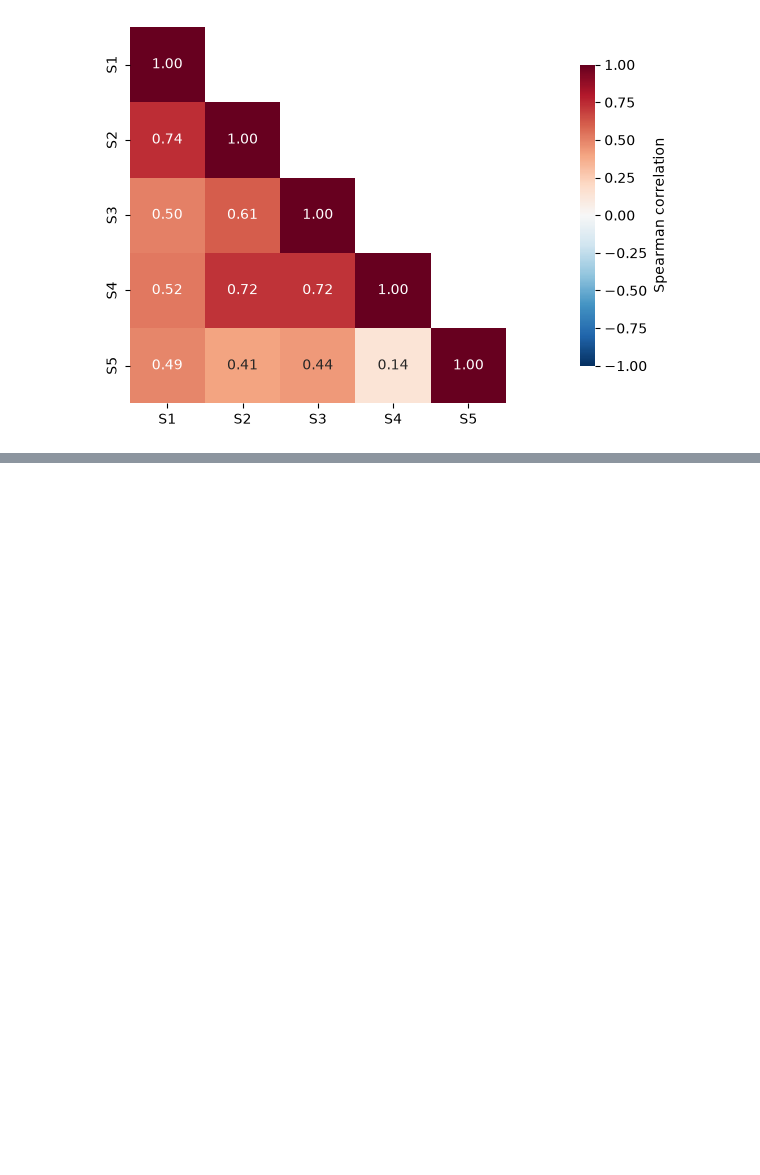
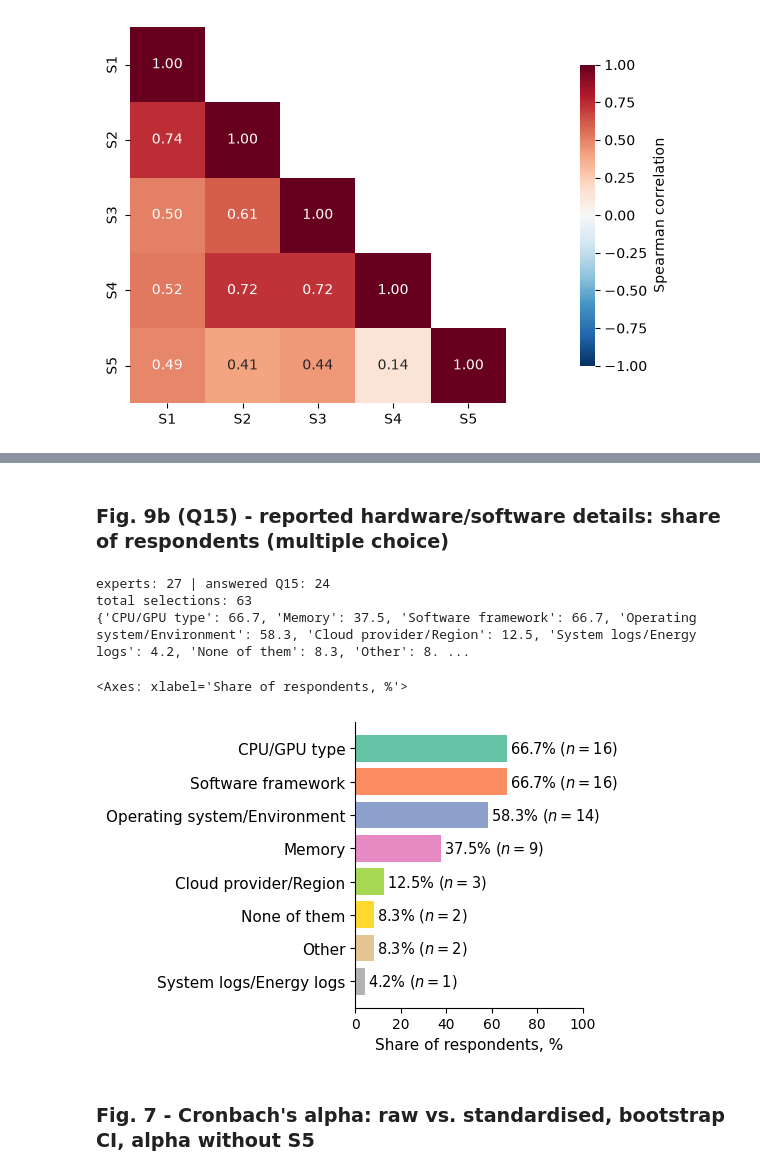
Before and after one commit to Ellariel/fairs-pilot-validation, a Jupyter notebook: analysis_revision.ipynb, the cells around one changed output, grey strips where cells are left out. Drawn from its saved outputs; the diff is of its cells as text; code cells hidden in the pictures; blank space fills up the shorter version.

```diff
--- a/analysis_with_distributions.ipynb
+++ b/analysis_revision.ipynb
@@ -1054,0 +1100,27 @@ Cronbach alpha = 0.89
+# %% [markdown]
+### Fig. 9b (Q15) - reported hardware/software details: share of respondents (multiple choice)
+# %%
+pref = 'Which hardware/software details do you usually report in any of your research (if any)? ['
+names = {'CPU / GPU type': 'CPU/GPU type', 'Memory': 'Memory', 'Software framework': 'Software framework',
+         'Operating System / Environment': 'Operating system/Environment', 'Cloud provider / Region': 'Cloud provider/Region',
+         'System logs / Energy logs': 'System logs/Energy logs', 'None of them': 'None of them', 'Other': 'Other'}
+d = cleaned_data[cleaned_data['Selected_expert'] == 1]
+cols = [pref + k + ']' for k in names]
+answered = d[cols].notna().any(axis=1)       # respondents who answered Q15 at all
+print('experts:', len(d), '| answered Q15:', answered.sum())
+sel = {}
+for k, v in names.items():
+    col = d[pref + k + ']']
+    sel[v] = col.notna().sum() if k == 'Other' else (col == 'Yes').sum()
+sel = pd.Series(sel)
+print('total selections:', sel.sum())
+print((sel / answered.sum() * 100).round(1).to_dict())
+draw_multi_bar(sel, int(answered.sum()), file_name='fig08b_resp', width=5.2, height=3.6, xlabel='Share of respondents, %')
+# %% [output]
+experts: 27 | answered Q15: 24
+total selections: 63
+{'CPU/GPU type': 66.7, 'Memory': 37.5, 'Software framework': 66.7, 'Operating system/Environment': 58.3, 'Cloud provider/Region': 12.5, 'System logs/Energy logs': 4.2, 'None of them': 8.3, 'Other': 8. ...
+<Axes: xlabel='Share of respondents, %'>
+[figure, added]
+# %% [markdown]
+### Fig. 7 - Cronbach's alpha: raw vs. standardised, bootstrap CI, alpha without S5
```
Also changed, not shown: parts of 18 cells of this notebook, 18 other files.
